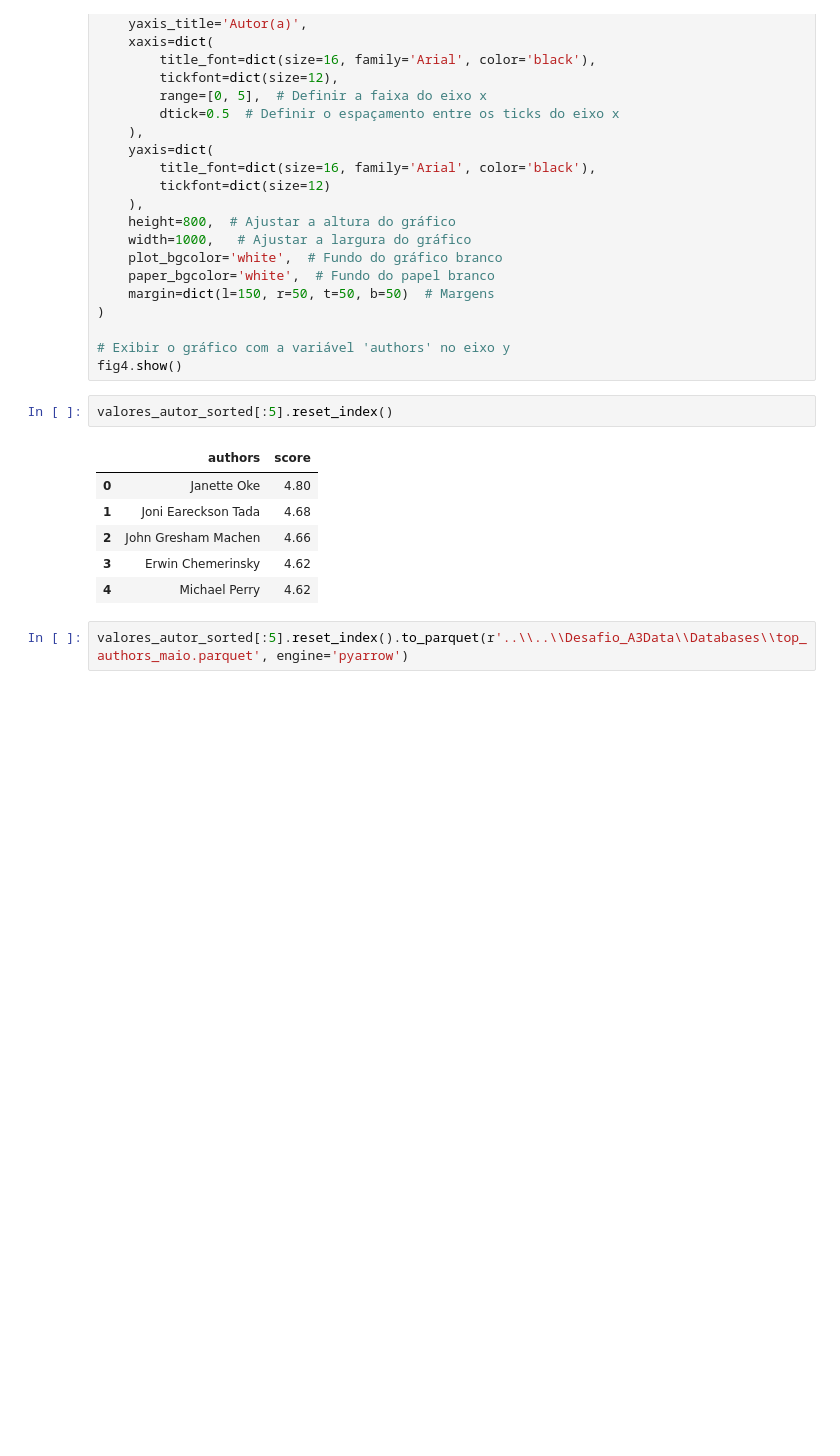
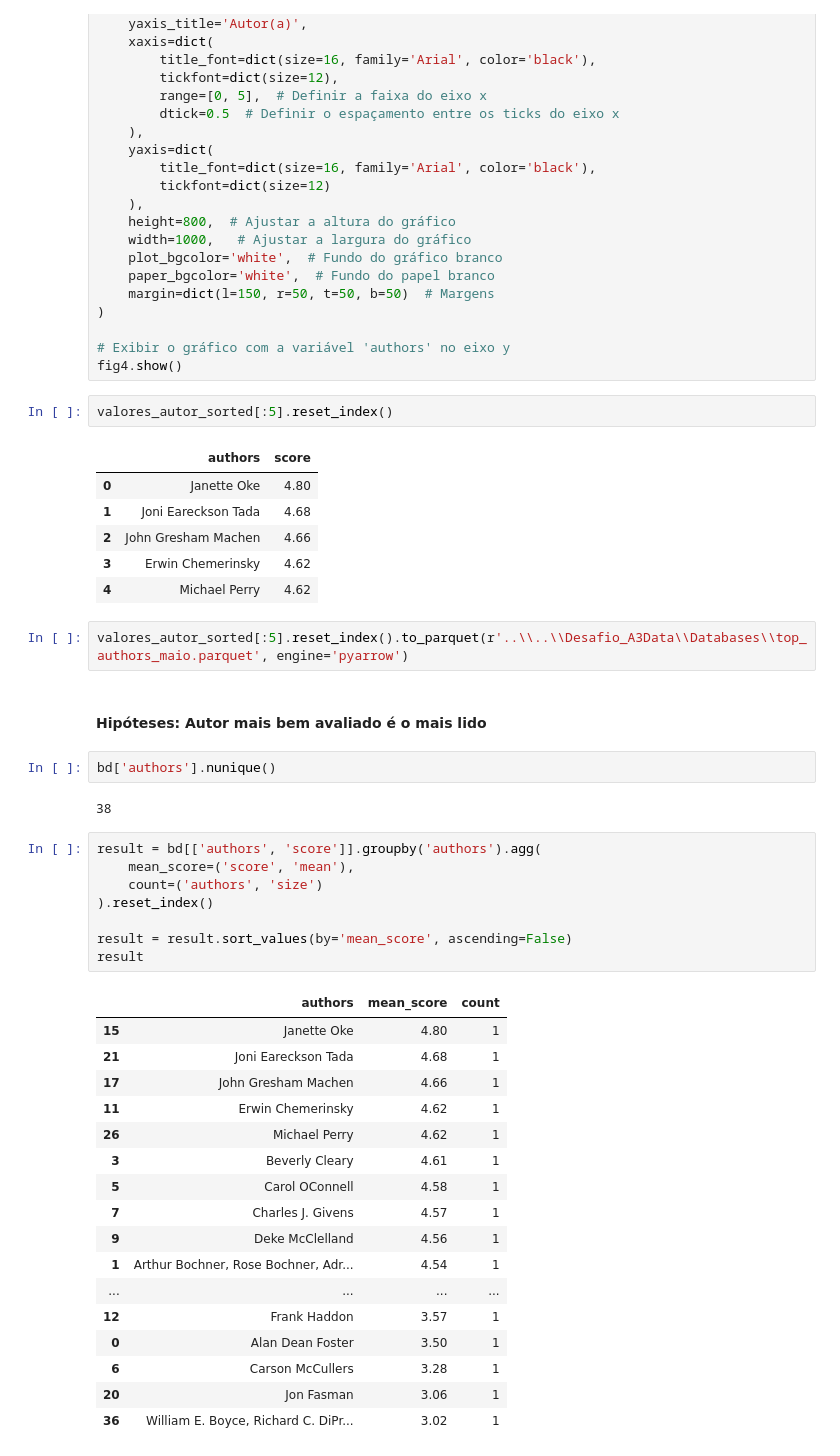
Before and after one commit to RaphaelLirio/Desafio_A3Data, a Jupyter notebook: Dev/explorations.ipynb, the cells around one changed output. Cells and saved outputs as stored; diff of their text form; blank space fills up the shorter version.

```diff
--- a/Dev/explorations.ipynb
+++ b/Dev/explorations.ipynb
@@ -438,3 +439,35 @@ valores_autor_sorted[:5].reset_index()
 | 4 | Michael Perry | 4.62 |
 # %%
 valores_autor_sorted[:5].reset_index().to_parquet(r'..\\..\\Desafio_A3Data\\Databases\\top_authors_maio.parquet', engine='pyarrow')
+# %% [markdown]
+#### Hipóteses: Autor mais bem avaliado é o mais lido
+# %%
+bd['authors'].nunique()
+# %% [output]
+38
+# %%
+result = bd[['authors', 'score']].groupby('authors').agg(
+    mean_score=('score', 'mean'),
+    count=('authors', 'size')
+).reset_index()
+
+result = result.sort_values(by='mean_score', ascending=False)
+result
+# %% [output]
+|  | authors | mean_score | count |
+| 15 | Janette Oke | 4.80 | 1 |
+| 21 | Joni Eareckson Tada | 4.68 | 1 |
+| 17 | John Gresham Machen | 4.66 | 1 |
+| 11 | Erwin Chemerinsky | 4.62 | 1 |
+| 26 | Michael Perry | 4.62 | 1 |
+| 3 | Beverly Cleary | 4.61 | 1 |
+| 5 | Carol OConnell | 4.58 | 1 |
+| 7 | Charles J. Givens | 4.57 | 1 |
+| 9 | Deke McClelland | 4.56 | 1 |
+| 1 | Arthur Bochner, Rose Bochner, Adr... | 4.54 | 1 |
+| ... | ... | ... | ... |
+| 12 | Frank Haddon | 3.57 | 1 |
+| 0 | Alan Dean Foster | 3.50 | 1 |
+| 6 | Carson McCullers | 3.28 | 1 |
+| 20 | Jon Fasman | 3.06 | 1 |
+| 36 | William E. Boyce, Richard C. DiPr... | 3.02 | 1 |
```
Also changed, not shown: parts of 12 cells of this notebook, 1 other file.
